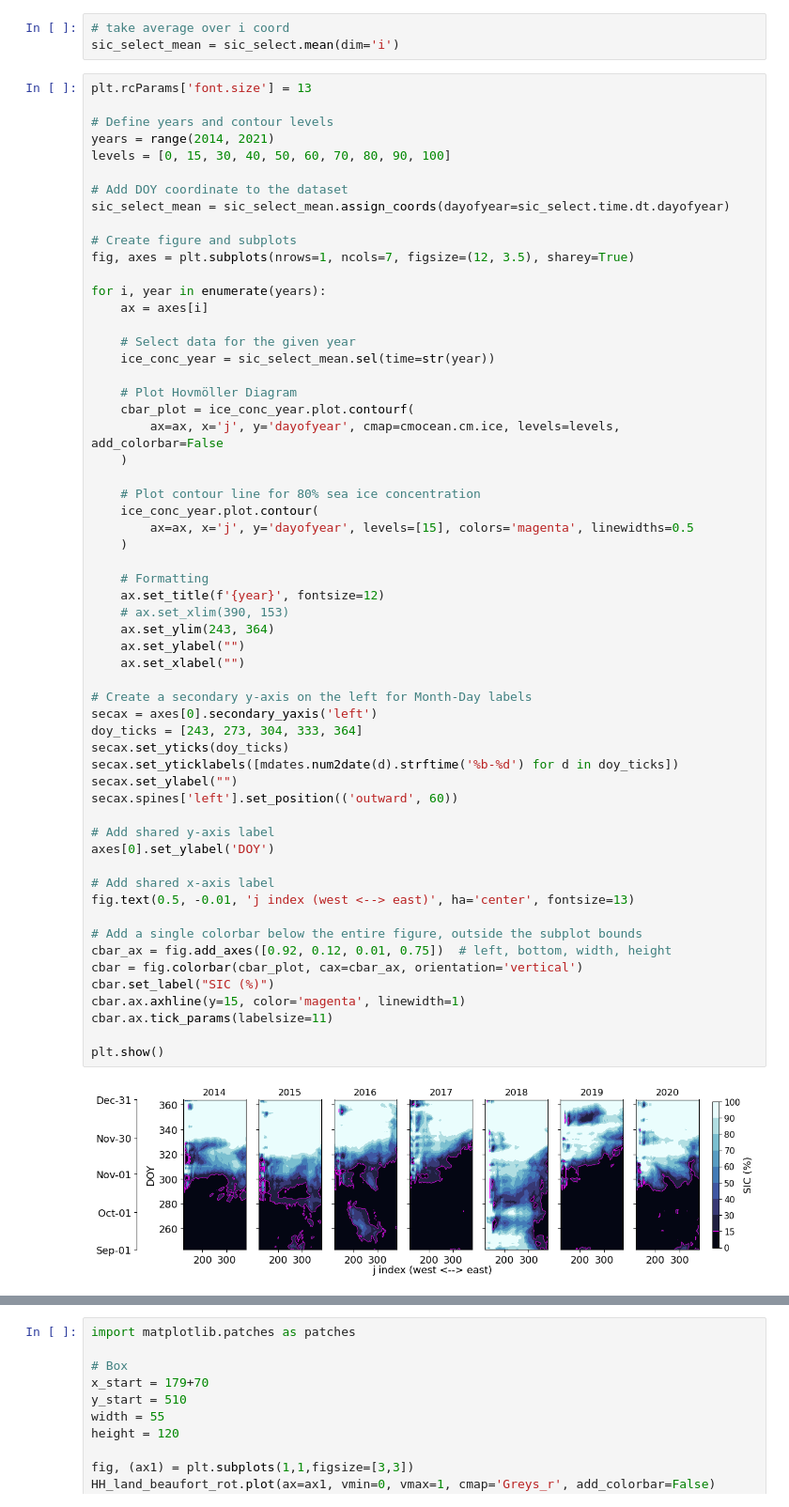
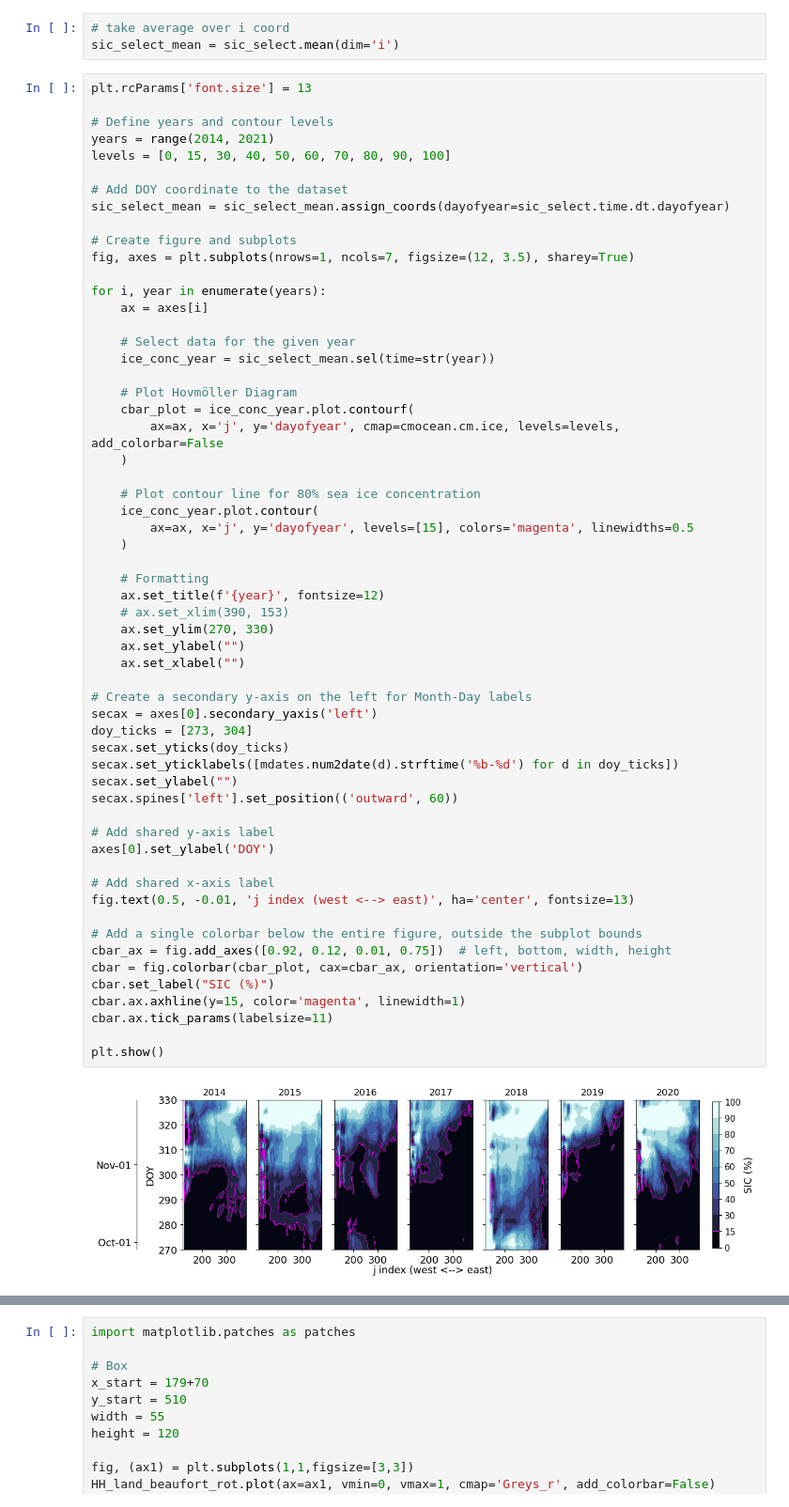
Before and after one commit to mjzahn/SASSIE_ECCO_salinity_stratification, a Jupyter notebook: notebooks/stratification_analyses/07c_beaufort_hovmoller_diagrams_all_years-box.ipynb, the cells around one changed output, grey strips where cells are left out. Shown at 94% size. Drawn from its saved outputs; the diff is of its cells as text.

```diff
--- a/notebooks/stratification_analyses/07c_beaufort_hovmoller_diagrams_all_years-box.ipynb
+++ b/notebooks/stratification_analyses/07c_beaufort_hovmoller_diagrams_all_years-box.ipynb
@@ -193,33 +193,33 @@ for i, year in enumerate(years):
     )
 
     # Formatting
     ax.set_title(f'{year}', fontsize=12)
     # ax.set_xlim(390, 153)
-    ax.set_ylim(243, 364)
+    ax.set_ylim(270, 330)
     ax.set_ylabel("")
     ax.set_xlabel("")
 
 # Create a secondary y-axis on the left for Month-Day labels
 secax = axes[0].secondary_yaxis('left')
-doy_ticks = [243, 273, 304, 333, 364]
+doy_ticks = [273, 304]
 secax.set_yticks(doy_ticks)
 secax.set_yticklabels([mdates.num2date(d).strftime('%b-%d') for d in doy_ticks])
 secax.set_ylabel("")
 secax.spines['left'].set_position(('outward', 60))
 
 # Add shared y-axis label
 axes[0].set_ylabel('DOY')
 
 # Add shared x-axis label
 fig.text(0.5, -0.01, 'j index (west <--> east)', ha='center', fontsize=13)
 
 # Add a single colorbar below the entire figure, outside the subplot bounds
 cbar_ax = fig.add_axes([0.92, 0.12, 0.01, 0.75])  # left, bottom, width, height
 cbar = fig.colorbar(cbar_plot, cax=cbar_ax, orientation='vertical')
 cbar.set_label("SIC (%)")
 cbar.ax.axhline(y=15, color='magenta', linewidth=1)
 cbar.ax.tick_params(labelsize=11)
 
 plt.show()
 # %% [output]
-[figure, old version]
+[figure, new version]
```
Also changed, not shown: parts of 4 cells of this notebook, 2 other files.
